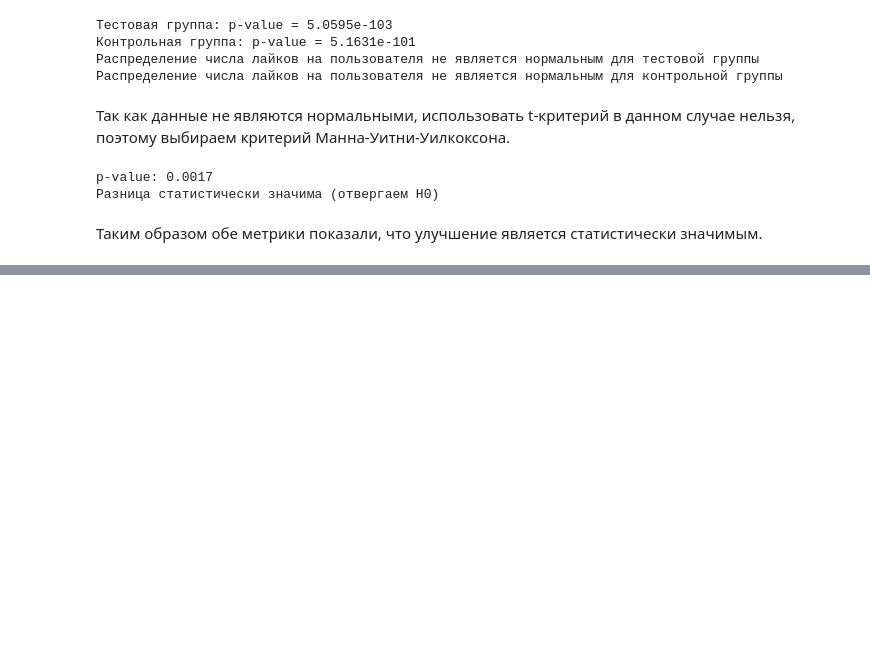
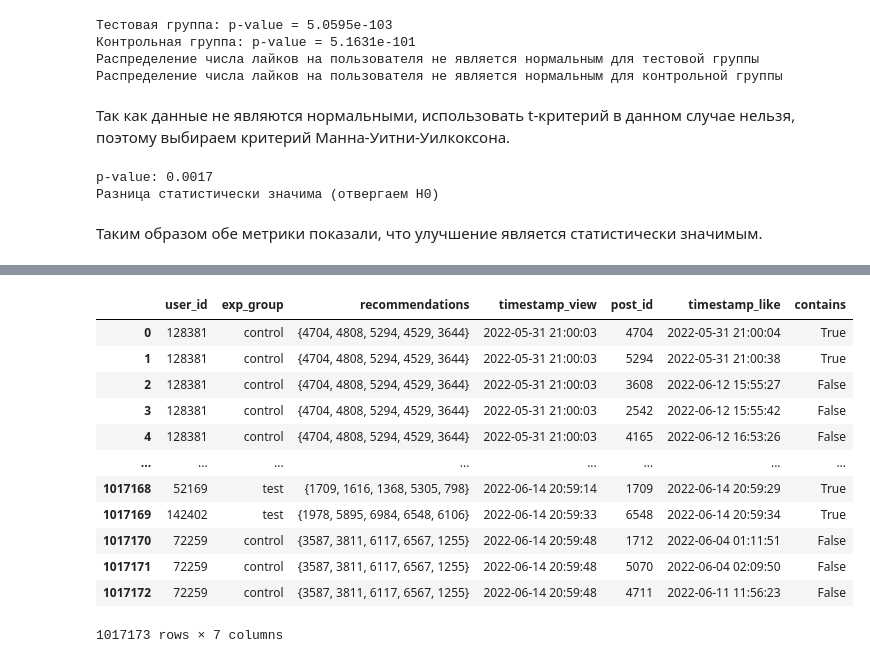
Before and after one commit to nkarakotova/StartML-FinalProject, a Jupyter notebook: ab_tests/ab.ipynb, the cells around one changed output, grey strips where cells are left out. Saved outputs shown, nothing was run; the diff lists cells and outputs as text; code cells hidden in the pictures; blank space fills up the shorter version.

```diff
--- a/ab_tests/ab.ipynb
+++ b/ab_tests/ab.ipynb
@@ -212,0 +215,5 @@ p-value: 0.0017
+# %%
+import numpy as np
+
+views['recommendations'] = views['recommendations'].apply(lambda x: set(map(int, str(x)[1:-1].split())))
+views
@@ -212,0 +234,7 @@ p-value: 0.0017
+# %%
+
+merged = views.merge(likes, on='user_id', how='left', suffixes=('_view', '_like'))
+merged['post_id'] = merged['post_id'].fillna(0).astype(int)
+merged['timestamp_view'] = pd.to_datetime(merged['timestamp_view'], unit='s')
+merged['timestamp_like'] = pd.to_datetime(merged['timestamp_like'], unit='s')
+merged
@@ -212,0 +255,17 @@ p-value: 0.0017
+# %%
+merged['contains'] = merged.apply(lambda row: row['post_id'] in row['recommendations'], axis=1)
+merged
+# %% [output]
+|  | user_id | exp_group | recommendations | timestamp_view | post_id | timestamp_like | contains |
+| 0 | 128381 | control | {4704, 4808, 5294, 4529, 3644} | 2022-05-31 21:00:03 | 4704 | 2022-05-31 21:00:04 | True |
+| 1 | 128381 | control | {4704, 4808, 5294, 4529, 3644} | 2022-05-31 21:00:03 | 5294 | 2022-05-31 21:00:38 | True |
+| 2 | 128381 | control | {4704, 4808, 5294, 4529, 3644} | 2022-05-31 21:00:03 | 3608 | 2022-06-12 15:55:27 | False |
+| 3 | 128381 | control | {4704, 4808, 5294, 4529, 3644} | 2022-05-31 21:00:03 | 2542 | 2022-06-12 15:55:42 | False |
+| 4 | 128381 | control | {4704, 4808, 5294, 4529, 3644} | 2022-05-31 21:00:03 | 4165 | 2022-06-12 16:53:26 | False |
+| ... | ... | ... | ... | ... | ... | ... | ... |
+| 1017168 | 52169 | test | {1709, 1616, 1368, 5305, 798} | 2022-06-14 20:59:14 | 1709 | 2022-06-14 20:59:29 | True |
+| 1017169 | 142402 | test | {1978, 5895, 6984, 6548, 6106} | 2022-06-14 20:59:33 | 6548 | 2022-06-14 20:59:34 | True |
+| 1017170 | 72259 | control | {3587, 3811, 6117, 6567, 1255} | 2022-06-14 20:59:48 | 1712 | 2022-06-04 01:11:51 | False |
+| 1017171 | 72259 | control | {3587, 3811, 6117, 6567, 1255} | 2022-06-14 20:59:48 | 5070 | 2022-06-04 02:09:50 | False |
+| 1017172 | 72259 | control | {3587, 3811, 6117, 6567, 1255} | 2022-06-14 20:59:48 | 4711 | 2022-06-11 11:56:23 | False |
+1017173 rows × 7 columns
```
Also changed, not shown: parts of 13 cells of this notebook.
